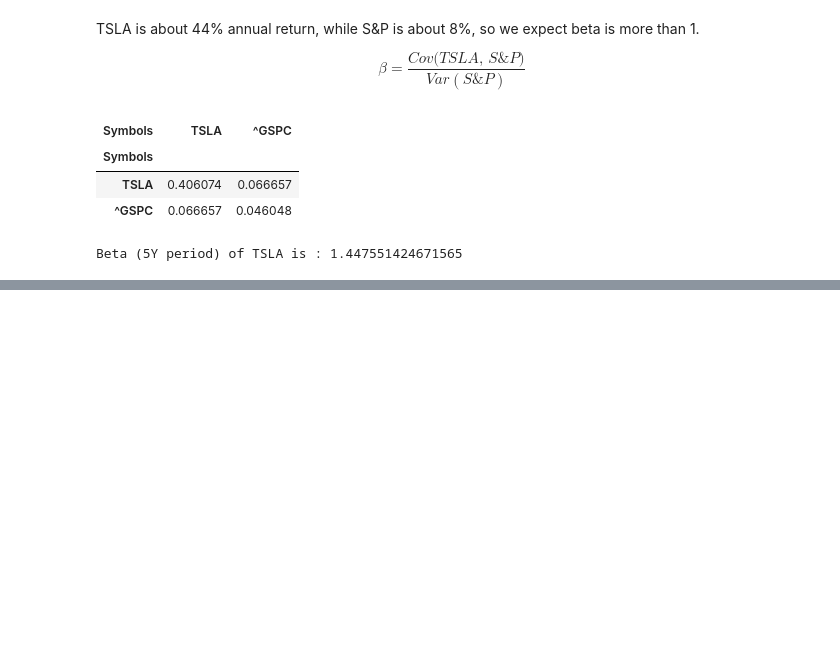
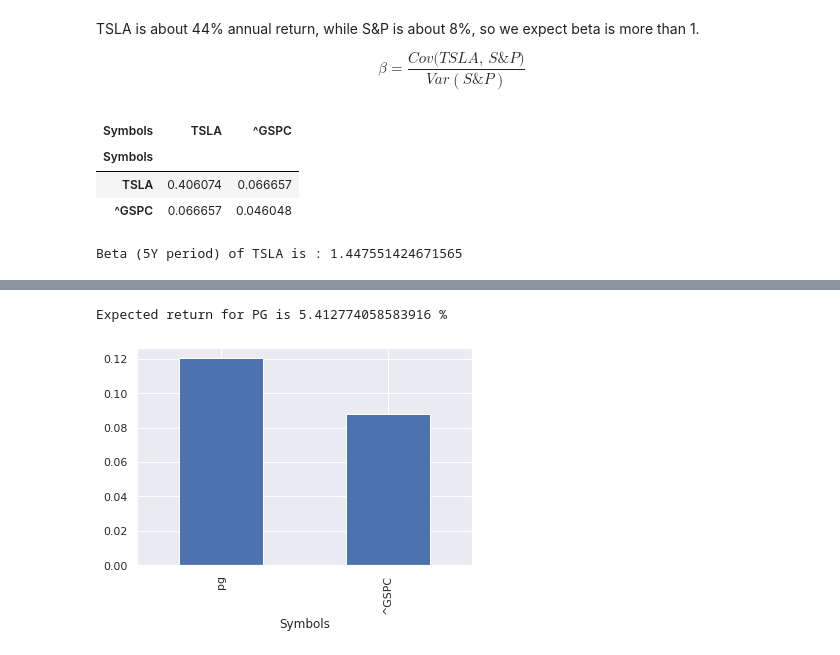
Before and after one commit to bhavinmoriya/Python-for-Financial-Analysis-and-Algorithmic-Trading, a Jupyter notebook: beta-of-a-security.ipynb, the cells around one changed output, grey strips where cells are left out. Saved outputs shown, nothing was run; the diff lists cells and outputs as text; code cells hidden in the pictures; blank space fills up the shorter version.

```diff
--- a/beta-of-a-security.ipynb
+++ b/beta-of-a-security.ipynb
@@ -85,0 +94,11 @@ Beta (5Y period) of PG is : 0.5813938660921187
+# %%
+def get_return(stock, start=dt.today() - td(days=365*5), risk_premium=5, risk_free=2.5):
+    beta = get_beta(stock, start)
+    result = risk_free + beta * risk_premium
+    print(f'Expected return for {stock.upper()} is {result} %')
+    return result
+# %%
+ret = get_return('pg')
+# %% [output]
+Expected return for PG is 5.412774058583916 %
+[figure, added]
```
Also changed, not shown: parts of 8 cells of this notebook.
